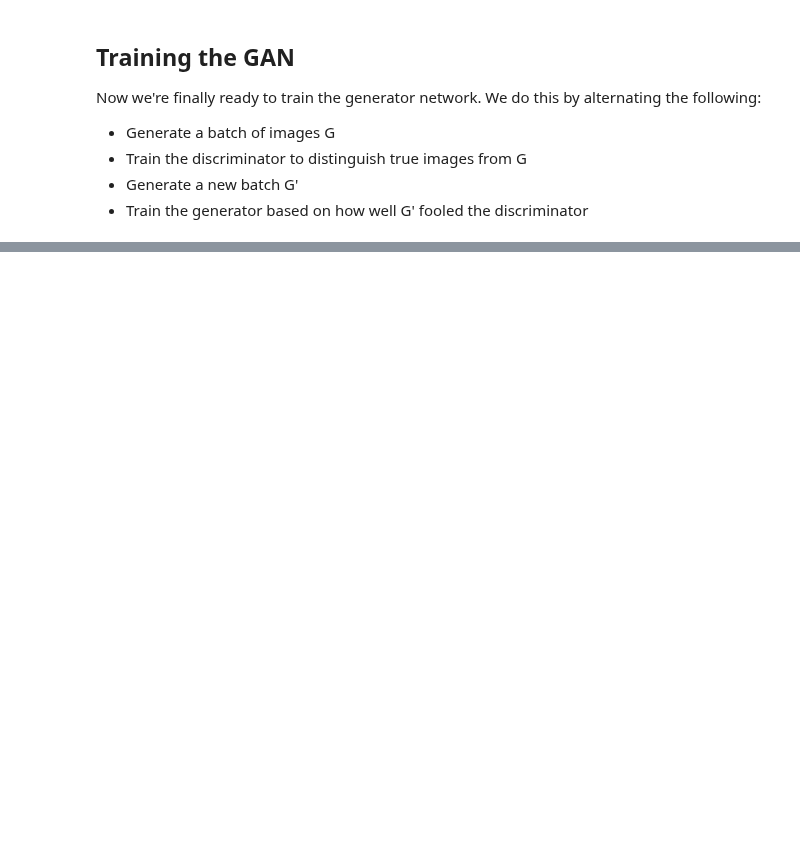
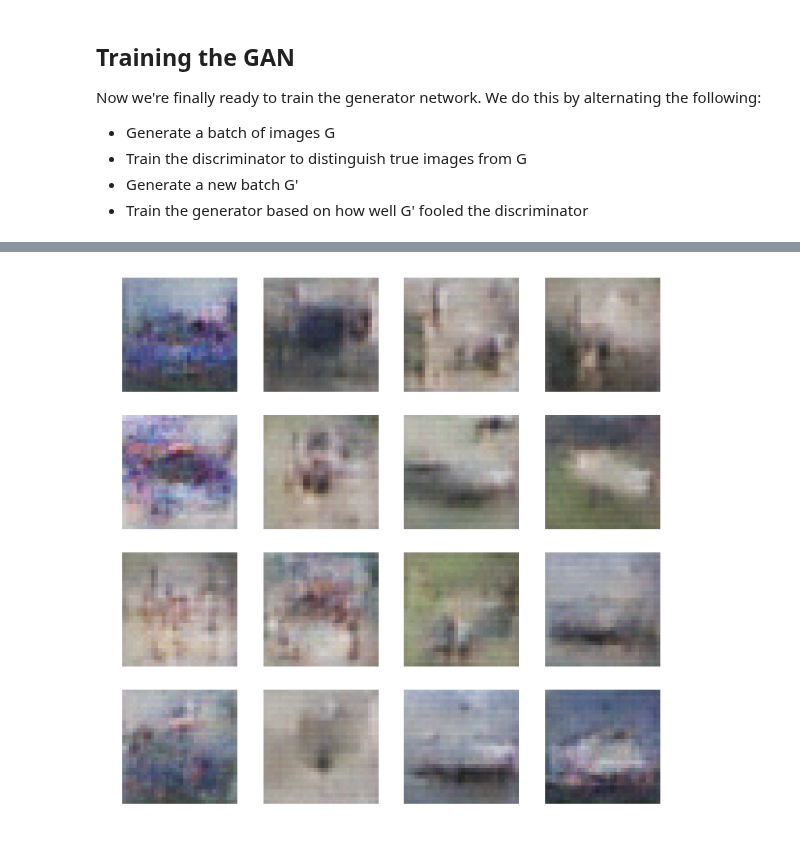
Before and after one commit to DOsinga/deep_learning_cookbook, a Jupyter notebook: GAN.ipynb, the cells around one changed output, grey strips where cells are left out. Cells and saved outputs as stored; diff of their text form; code cells hidden in the pictures; blank space fills up the shorter version.

Commit message:
A working GAN implementation, starting on icons.

```diff
--- a/GAN.ipynb
+++ b/GAN.ipynb
@@ -168,6 +70,10 @@ By playing these networks against each other, we can cause the generator network
 ### Generator Network
 
 Our generator network is effectively an upside down convolutional network.  Normal CNNs start with an image and producing a small dimensional label.  A generative network starts with a small random seed ("label"), and runs inverted CNN to produce successively larger images.
+# %%
+def adam():
+    import keras.optimizers
+    return keras.optimizers.Adam(lr=1e-4, beta_1=0.2)
 # %%
 import keras
 from keras.models import Model
@@ -344,0 +199,16 @@ _________________________________________________________________
+# %%
+# Disable training of the discriminator network for this step.
+# Depending on the Keras version, we also disable/enable during training.
+#
+# We use the combined GAN network to train the generator portion only.
+dis_net.trainable = False
+
+latent = L.Input(shape=(noise_size, ))
+generated = gen_net([latent])
+g_score = dis_net(generated)
+
+GAN = Model(inputs=[latent], outputs=[g_score])
+GAN.compile(loss='binary_crossentropy', optimizer=adam(), metrics=['accuracy'])
+GAN.summary()
+
+dis_net.trainable = True
@@ -352,12 +236,16 @@ Now we're finally ready to train the generator network.  We do this by alternati
 * Generate a new batch G'
 * Train the generator based on how well G' fooled the discriminator
 # %%
-batch_size = 64
-total_examples = 250 * 1000
+import matplotlib.pyplot as plt
+import tensorflow as tf
+
+import IPython
+batch_size = 128
+total_examples = 1000 * 1000
 
 class Stat(object):
     def __init__(self, name):
-        self._v = []
+        self._v = [(0, 0)]
         self.name = name
 
     def __repr__(self):
@@ -372,47 +260,44 @@ class Stat(object):
     def accuracy(self, last=50):
         return np.mean(self._v[-last:], axis=0)[1]
 
-def make_trainable(net, val):
-    net.trainable = val
-    for l in net.layers:
-        l.trainable = val
-
-d_loss_true = Stat('DTrue')
-d_loss_fake = Stat('DFake')
+d_loss = Stat('Dis')
 g_loss = Stat('Gen')
 samples = []
 import time
 
 start = time.time()
 
+np.random.shuffle(x_train)
+
 for i in range(total_examples // batch_size):
+    if i % 100 == 0:
+        gen_img = gen_net.predict(np.random.normal(loc=0.,scale=1.,size=(16, noise_size)))
+        gen_img *= 0.5
+        gen_img += 0.5
+        samples.append(gen_img[0])
+
+        IPython.display.clear_output(wait=True)
+        print('\r', '%5d/%5d %4.2f %s %s' % (
+            i, total_examples/batch_size, time.time() - start, d_loss, g_loss),
+              flush=True, end='')
+
+        nb_utils.plot_images(gen_img)
+        plt.show()
+
     # Train the discriminator network
     # Use separate batches for true and fake images
+    j = i % int(x_train.shape[0]/batch_size)
+    image_batch = x_train[j:j+batch_size]
+    gen_batch =  gen_net.predict(np.random.normal(loc=0.,scale=1.,size=(batch_size, noise_size)))
 
-    # Add label noise to make the discriminator networks job harder
-    image_batch = x_train[np.random.randint(0, x_train.shape[0], size=batch_size)]
-    d_loss_true.record(dis_net.train_on_batch(image_batch, np.ones(batch_size)))
+    dis_net.trainable = True
+    d_loss.record(dis_net.train_on_batch(image_batch, np.ones(batch_size)))
+    d_loss.record(dis_net.train_on_batch(gen_batch, np.zeros(batch_size)))
+    dis_net.trainable = False
 
-    for j in range(2):
-        generated = gen_network.predict(np.random.normal(size=(batch_size, noise_size)))
-        d_loss_fake.record(dis_net.train_on_batch(generated, np.zeros(batch_size)))
 
     # Now train the generator network -- it should generate inputs which
     # "fool" the discriminator and cause it to produce 1s.
-    #
-    # We disable updating the discriminator layers for this step: we
-    # don't want them to be penalized for (correctly) marking the fake image as fake.
-    make_trainable(dis_net, False)
-    g_loss.record(
-        GAN.train_on_batch(np.random.normal(size=(batch_size, noise_size)),
-                           np.zeros(batch_size)))
-    make_trainable(dis_net, True)
-
-    if i % 100 == 0:
-        gen_img = gen_network.predict(np.random.normal(size=(1, noise_size)))
-        samples.append(gen_img[0])
-
-    print('\r', '%5d/%5d %4.2f %s %s %s' % (
-        i, total_examples/batch_size, time.time() - start, d_loss_true, d_loss_fake, g_loss),
-          flush=True, end='')
+    seed = np.random.normal(loc=0.,scale=1.,size=(2*batch_size, noise_size))
+    g_loss.record(GAN.train_on_batch(seed, np.ones(2*batch_size)))
 # %% [output]
@@ -420,3 +305,4 @@ for i in range(total_examples // batch_size):
+[figure, added]
 # %%
 samples = np.asarray(samples)
 n = (samples - samples.min()) / (samples.max() - samples.min())
```
Also changed, not shown: parts of 19 cells of this notebook.
